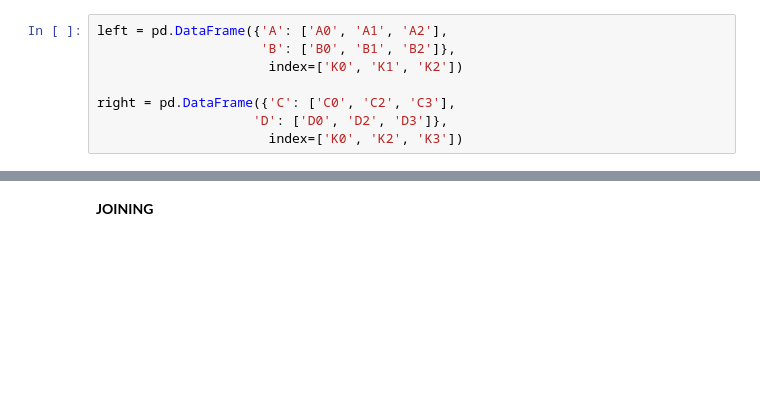
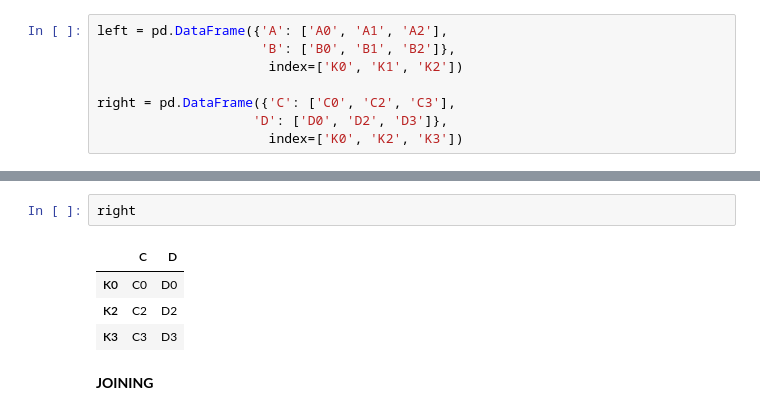
Before and after one commit to Saishna-Shamej/Data-science, a Jupyter notebook: Pandas_Merging,_joining&concatenating.ipynb, the cells around one changed output, grey strips where cells are left out. Cells and saved outputs as stored; diff of their text form; blank space fills up the shorter version.

```diff
--- a/Pandas_Merging,_joining&concatenating.ipynb
+++ b/Pandas_Merging,_joining&concatenating.ipynb
@@ -175,3 +182,10 @@ right = pd.DataFrame({'C': ['C0', 'C2', 'C3'],
+# %%
+right
+# %% [output]
+|  | C | D |
+| K0 | C0 | D0 |
+| K2 | C2 | D2 |
+| K3 | C3 | D3 |
 # %% [markdown]
 **JOINING**
 # %%
```
Also changed, not shown: parts of 2 cells of this notebook.
